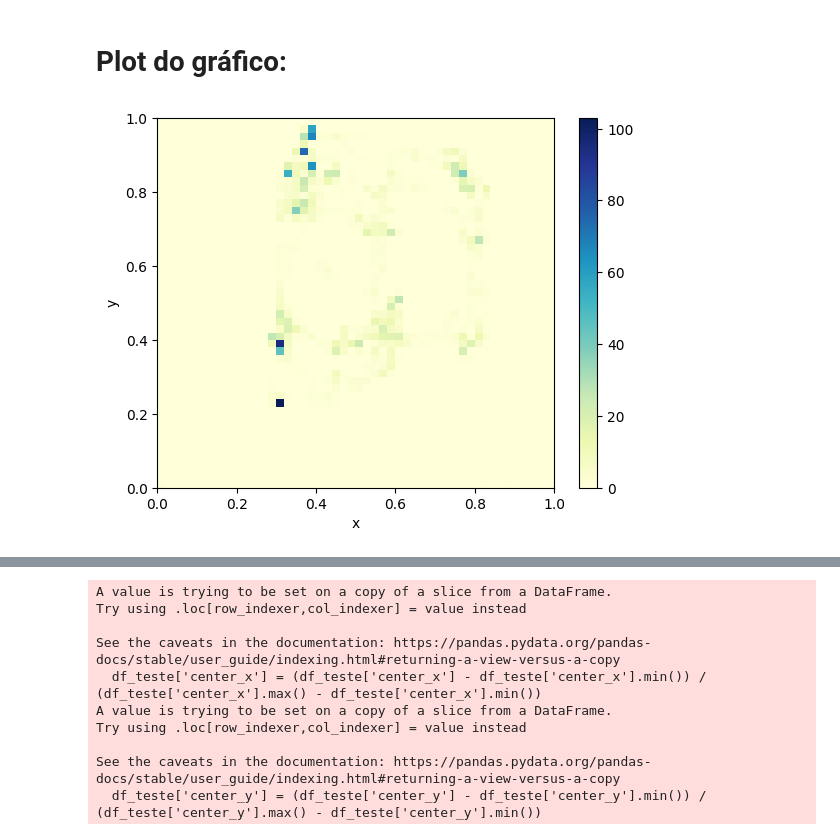
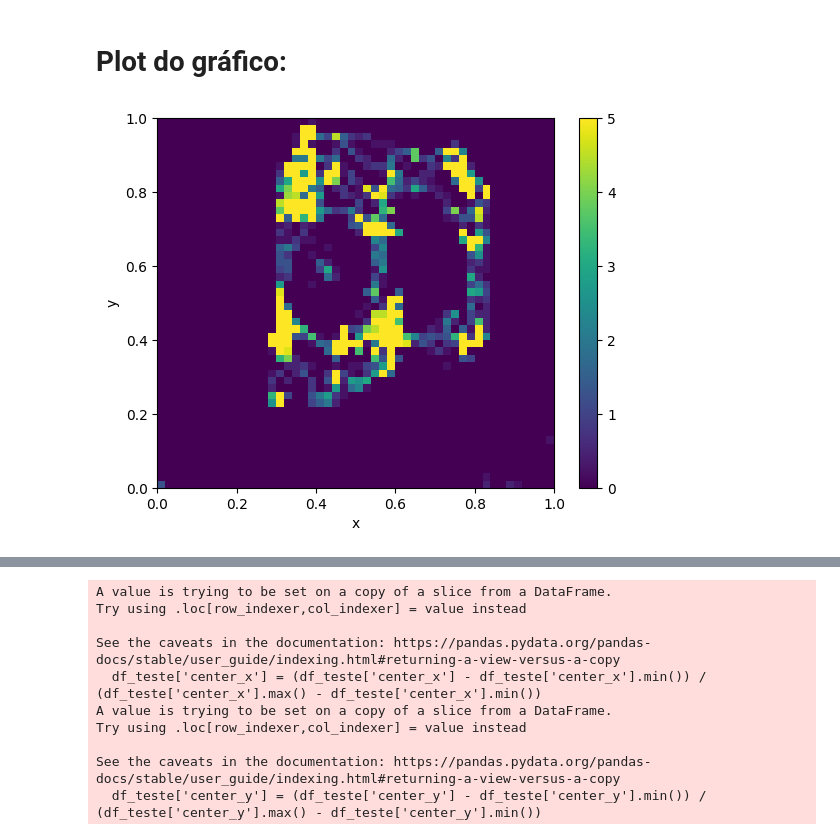
Before and after one commit to Gus-1003/ISD-invention, a Jupyter notebook: Plots/2D_Heatmap.ipynb, the cells around one changed output, grey strips where cells are left out. Drawn from its saved outputs; the diff is of its cells as text; code cells hidden in the pictures.

```diff
--- a/Plots/2D_Heatmap.ipynb
+++ b/Plots/2D_Heatmap.ipynb
@@ -140,16 +140,19 @@ heatmap, xedges, yedges = np.histogram2d(x, y, bins=(50, 50), density=True)
 
 # Transponha o heatmap para corrigir a orientação
 heatmap = heatmap.T
-
-# Crie um gráfico de calor suavizado 2D
-plt.imshow(heatmap, cmap='YlGnBu', extent=[x.min(), x.max(), y.min(), y.max()], aspect='auto', origin='lower')
-plt.colorbar()
-
-# Configurar os rótulos dos eixos
-plt.xlabel('x')
-plt.ylabel('y')
-
-# Exibir o gráfico
-plt.show()
-# %% [output]
-[figure, removed]
+# %%
+# Define o valor máximo (200)
+vmax = 200
+
+# Crie um gráfico de calor suavizado 2D com limite de valor máximo
+plt.imshow(heatmap, cmap='viridis', extent=[x.min(), x.max(), y.min(), y.max()], aspect='auto', origin='lower', vmax=5)
+plt.colorbar()
+
+# Configurar os rótulos dos eixos
+plt.xlabel('x')
+plt.ylabel('y')
+
+# Exibir o gráfico
+plt.show()
+# %% [output]
+[figure, added]
```
Also changed, not shown: parts of 3 cells of this notebook.
